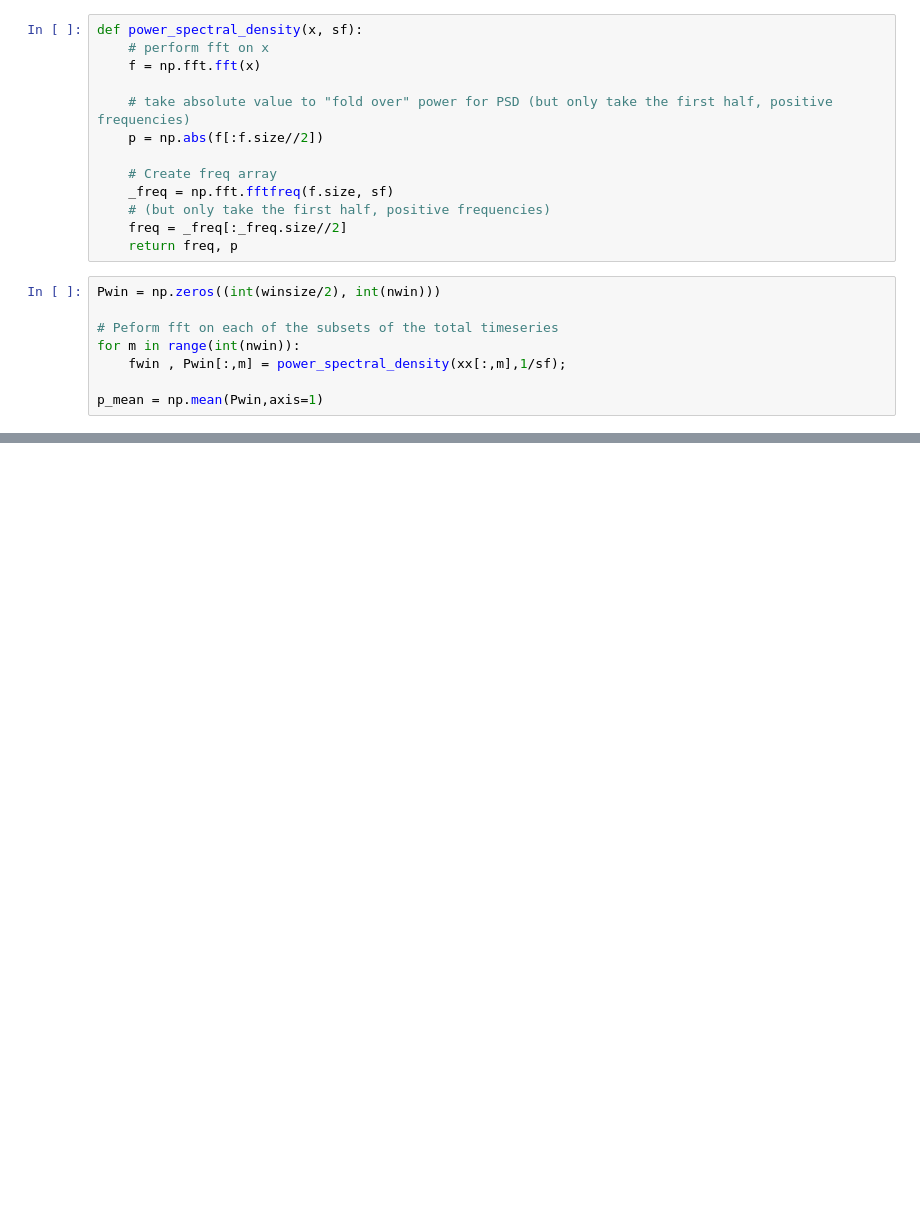
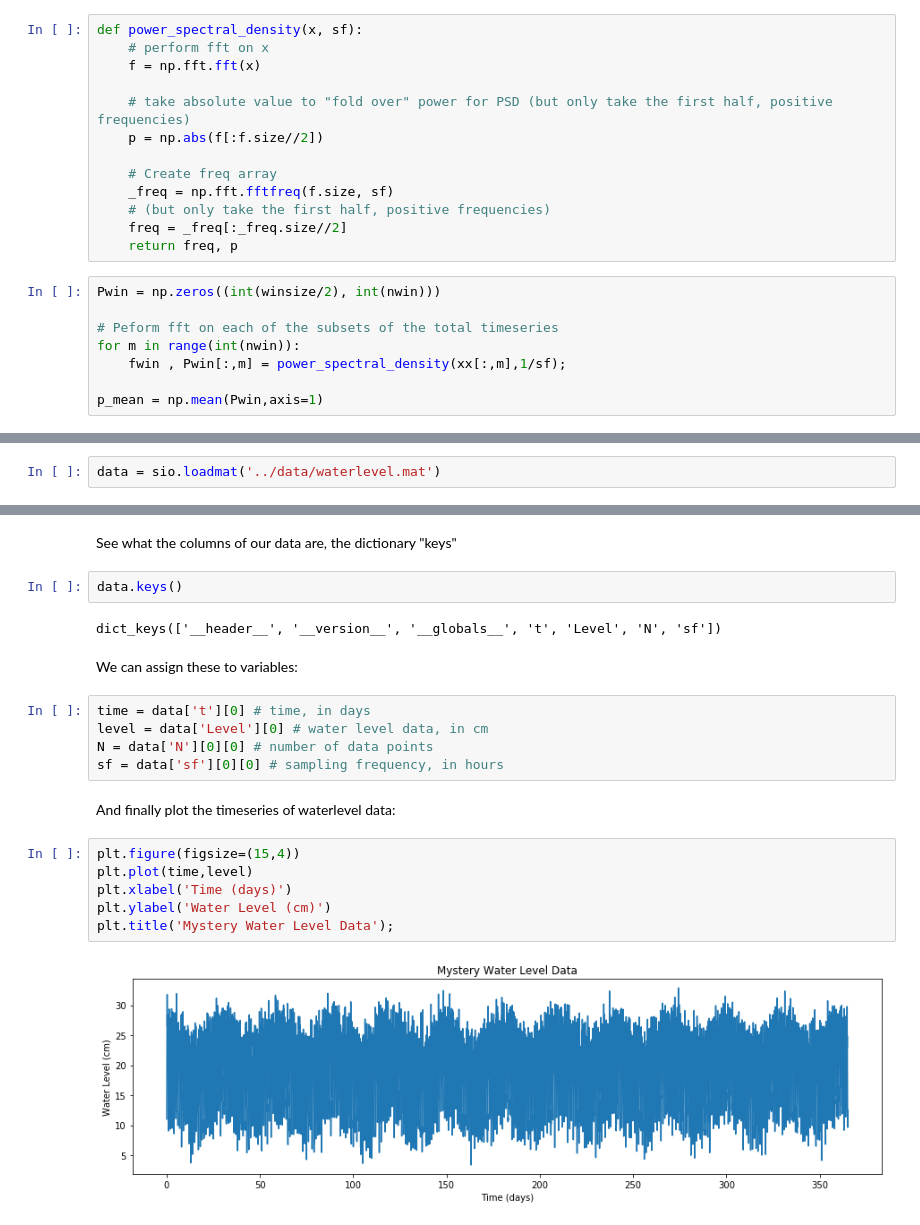
Before and after one commit to Mountain-Hydrology-Research-Group/data-analysis, a Jupyter notebook: modules/lab8/lab8-2.ipynb, the cells around one changed output, grey strips where cells are left out. Cells and saved outputs as stored; diff of their text form; blank space fills up the shorter version.

```diff
--- a/modules/lab8/lab8-2.ipynb
+++ b/modules/lab8/lab8-2.ipynb
@@ -370,0 +390,2 @@ plt.tight_layout()
+# %%
+data = sio.loadmat('../data/waterlevel.mat')
@@ -370,0 +405,23 @@ plt.tight_layout()
+# %% [markdown]
+See what the columns of our data are, the dictionary "keys"
+# %%
+data.keys()
+# %% [output]
+dict_keys(['__header__', '__version__', '__globals__', 't', 'Level', 'N', 'sf'])
+# %% [markdown]
+We can assign these to variables:
+# %%
+time = data['t'][0] # time, in days
+level = data['Level'][0] # water level data, in cm
+N = data['N'][0][0] # number of data points
+sf = data['sf'][0][0] # sampling frequency, in hours
+# %% [markdown]
+And finally plot the timeseries of waterlevel data:
+# %%
+plt.figure(figsize=(15,4))
+plt.plot(time,level)
+plt.xlabel('Time (days)')
+plt.ylabel('Water Level (cm)')
+plt.title('Mystery Water Level Data');
+# %% [output]
+[figure, added]
```
Also changed, not shown: parts of 21 cells of this notebook, 4 other files.
